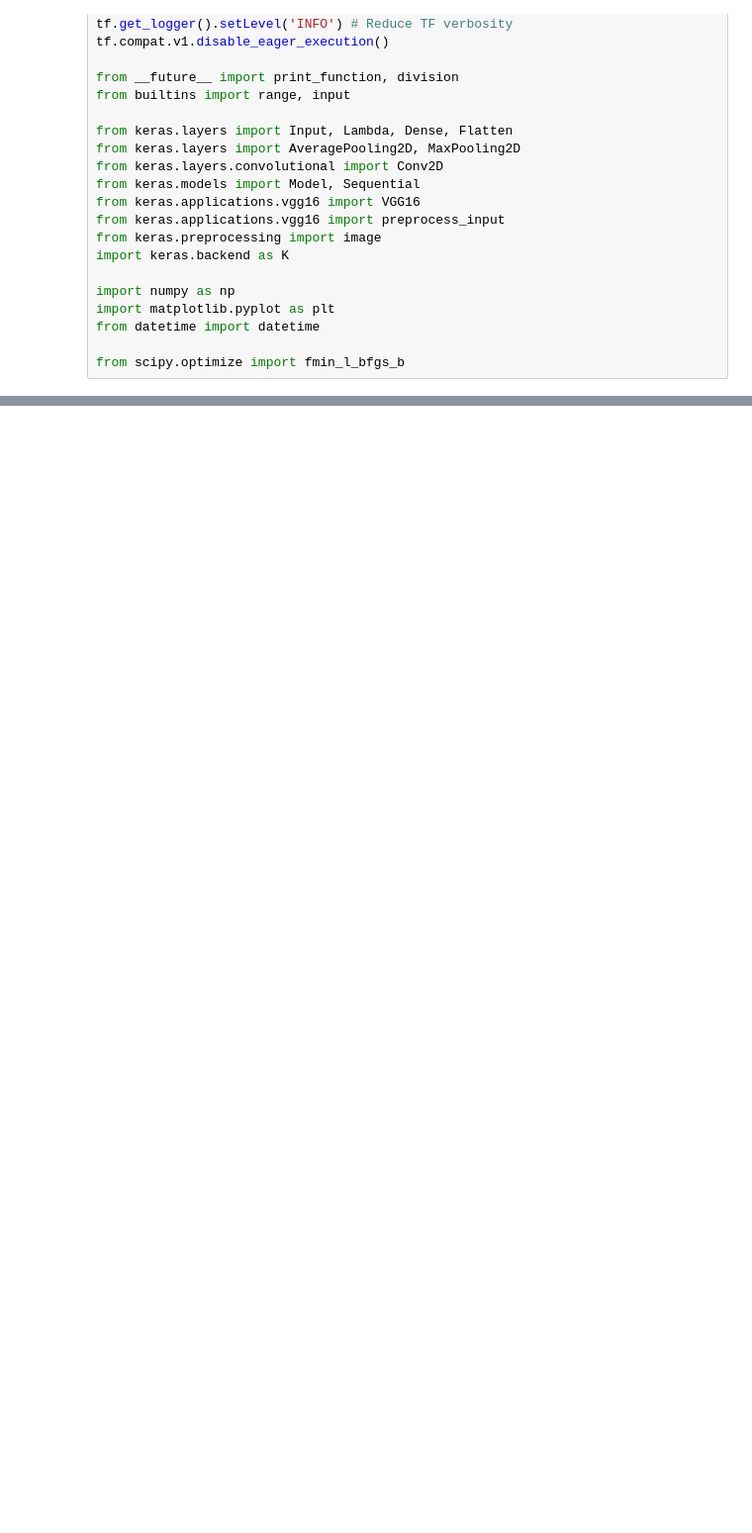
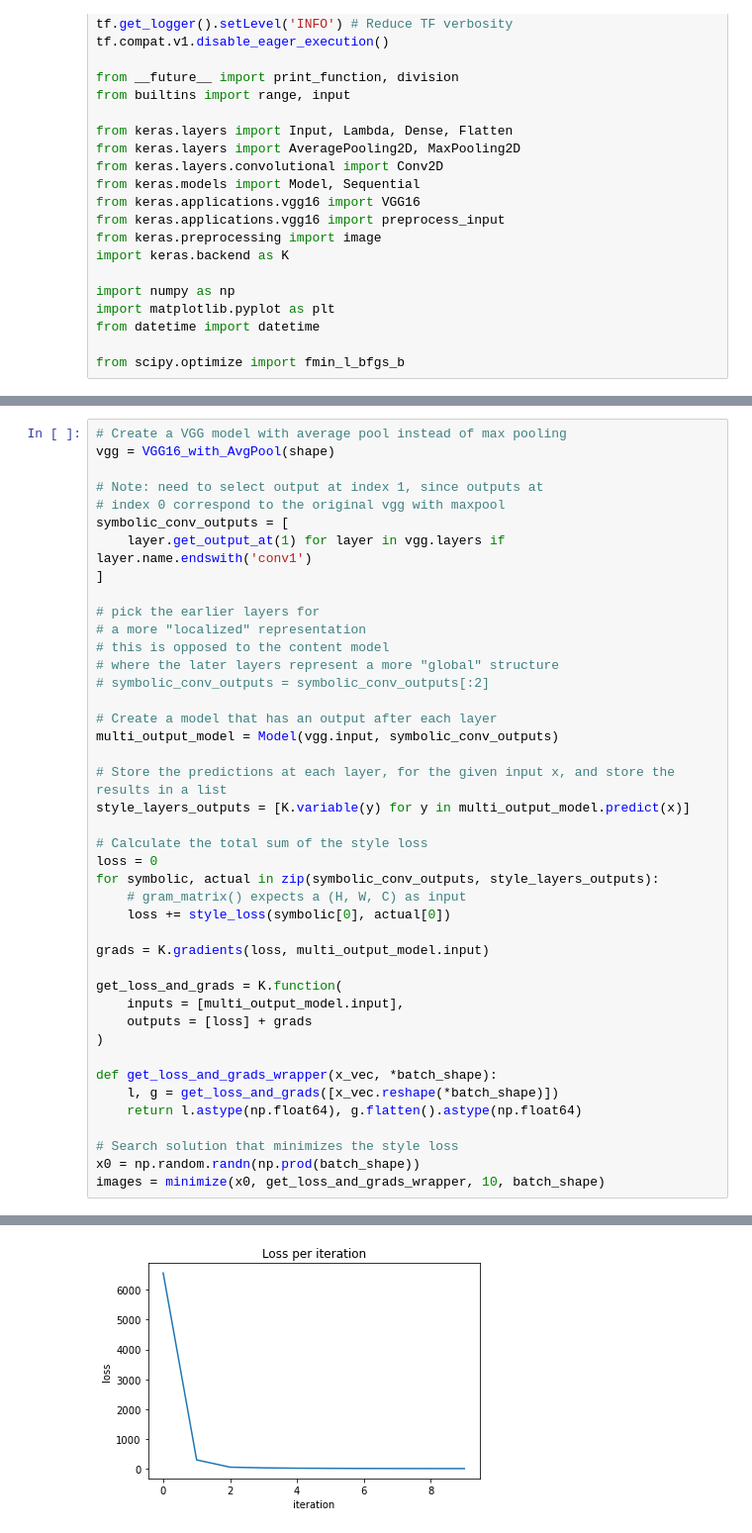
Before and after one commit to JarnoRalli/deep-learning-examples, a Jupyter notebook: Neural_style_transfer_part_2.ipynb, the cells around one changed output, grey strips where cells are left out. Shown at 99% size. Saved outputs shown, nothing was run; the diff lists cells and outputs as text; blank space fills up the shorter version.

```diff
--- a/Neural_style_transfer_part_2.ipynb
+++ b/Neural_style_transfer_part_2.ipynb
@@ -179,0 +148,43 @@ iter=9, loss=9.690150260925293
+# %%
+# Create a VGG model with average pool instead of max pooling
+vgg = VGG16_with_AvgPool(shape)
+
+# Note: need to select output at index 1, since outputs at
+# index 0 correspond to the original vgg with maxpool
+symbolic_conv_outputs = [
+    layer.get_output_at(1) for layer in vgg.layers if layer.name.endswith('conv1')
+]
+
+# pick the earlier layers for
+# a more "localized" representation
+# this is opposed to the content model
+# where the later layers represent a more "global" structure
+# symbolic_conv_outputs = symbolic_conv_outputs[:2]
+
+# Create a model that has an output after each layer
+multi_output_model = Model(vgg.input, symbolic_conv_outputs)
+
+# Store the predictions at each layer, for the given input x, and store the results in a list
+style_layers_outputs = [K.variable(y) for y in multi_output_model.predict(x)]
+
+# Calculate the total sum of the style loss
+loss = 0
+for symbolic, actual in zip(symbolic_conv_outputs, style_layers_outputs):
+    # gram_matrix() expects a (H, W, C) as input
+    loss += style_loss(symbolic[0], actual[0])
+
+grads = K.gradients(loss, multi_output_model.input)
+
+get_loss_and_grads = K.function(
+    inputs = [multi_output_model.input],
+    outputs = [loss] + grads
+)
+
+def get_loss_and_grads_wrapper(x_vec, *batch_shape):
+    l, g = get_loss_and_grads([x_vec.reshape(*batch_shape)])
+    return l.astype(np.float64), g.flatten().astype(np.float64)
+
+# Search solution that minimizes the style loss
+x0 = np.random.randn(np.prod(batch_shape))
+images = minimize(x0, get_loss_and_grads_wrapper, 10, batch_shape)
+# %% [output]
@@ -179,0 +202 @@ iter=9, loss=9.690150260925293
+[figure, added]
```
Also changed, not shown: parts of 6 cells of this notebook, 2 other files.
